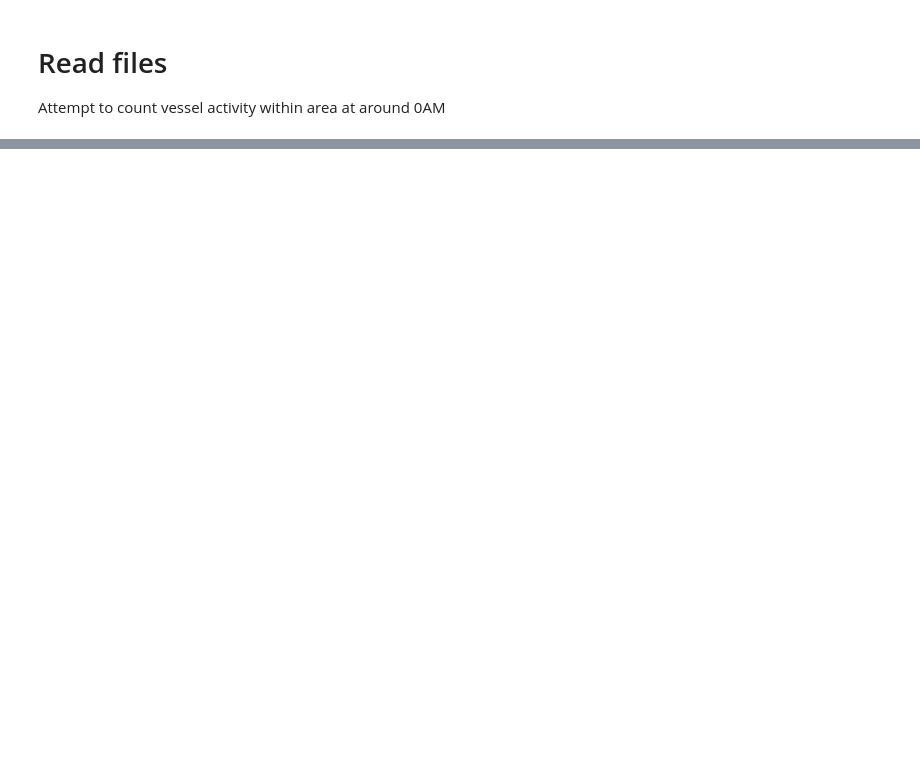
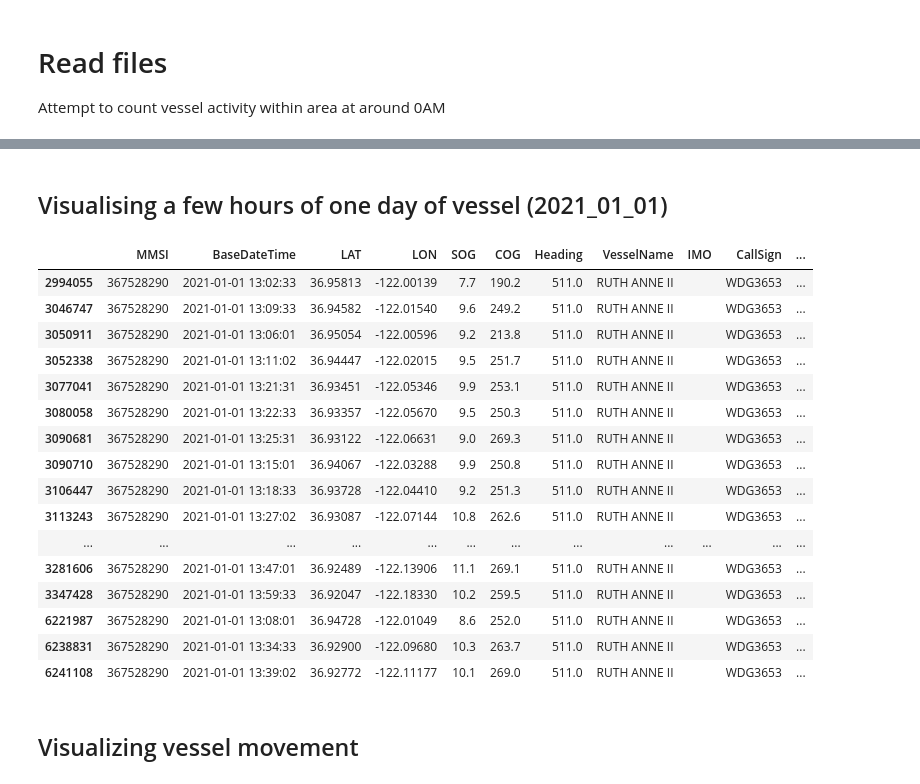
Before and after one commit to oceanhackweek/ohw23-proj-pamproject, a Jupyter notebook: Vessels.ipynb, the cells around one changed output, grey strips where cells are left out. Cells and saved outputs as stored; diff of their text form; code cells hidden in the pictures; blank space fills up the shorter version.

```diff
--- a/Vessels.ipynb
+++ b/Vessels.ipynb
@@ -194,0 +193,2 @@ with open('data/vessel/vessels_count.pickle', 'wb') as f:
+# %% [markdown]
+## Visualising a few hours of one day of vessel (2021_01_01)
@@ -194,0 +204,22 @@ with open('data/vessel/vessels_count.pickle', 'wb') as f:
+# %%
+res
+# %% [output]
+|  | MMSI | BaseDateTime | LAT | LON | SOG | COG | Heading | VesselName | IMO | CallSign | ... |
+| 2994055 | 367528290 | 2021-01-01 13:02:33 | 36.95813 | -122.00139 | 7.7 | 190.2 | 511.0 | RUTH ANNE II |  | WDG3653 | ... |
+| 3046747 | 367528290 | 2021-01-01 13:09:33 | 36.94582 | -122.01540 | 9.6 | 249.2 | 511.0 | RUTH ANNE II |  | WDG3653 | ... |
+| 3050911 | 367528290 | 2021-01-01 13:06:01 | 36.95054 | -122.00596 | 9.2 | 213.8 | 511.0 | RUTH ANNE II |  | WDG3653 | ... |
+| 3052338 | 367528290 | 2021-01-01 13:11:02 | 36.94447 | -122.02015 | 9.5 | 251.7 | 511.0 | RUTH ANNE II |  | WDG3653 | ... |
+| 3077041 | 367528290 | 2021-01-01 13:21:31 | 36.93451 | -122.05346 | 9.9 | 253.1 | 511.0 | RUTH ANNE II |  | WDG3653 | ... |
+| 3080058 | 367528290 | 2021-01-01 13:22:33 | 36.93357 | -122.05670 | 9.5 | 250.3 | 511.0 | RUTH ANNE II |  | WDG3653 | ... |
+| 3090681 | 367528290 | 2021-01-01 13:25:31 | 36.93122 | -122.06631 | 9.0 | 269.3 | 511.0 | RUTH ANNE II |  | WDG3653 | ... |
+| 3090710 | 367528290 | 2021-01-01 13:15:01 | 36.94067 | -122.03288 | 9.9 | 250.8 | 511.0 | RUTH ANNE II |  | WDG3653 | ... |
+| 3106447 | 367528290 | 2021-01-01 13:18:33 | 36.93728 | -122.04410 | 9.2 | 251.3 | 511.0 | RUTH ANNE II |  | WDG3653 | ... |
+| 3113243 | 367528290 | 2021-01-01 13:27:02 | 36.93087 | -122.07144 | 10.8 | 262.6 | 511.0 | RUTH ANNE II |  | WDG3653 | ... |
+| ... | ... | ... | ... | ... | ... | ... | ... | ... | ... | ... | ... |
+| 3281606 | 367528290 | 2021-01-01 13:47:01 | 36.92489 | -122.13906 | 11.1 | 269.1 | 511.0 | RUTH ANNE II |  | WDG3653 | ... |
+| 3347428 | 367528290 | 2021-01-01 13:59:33 | 36.92047 | -122.18330 | 10.2 | 259.5 | 511.0 | RUTH ANNE II |  | WDG3653 | ... |
+| 6221987 | 367528290 | 2021-01-01 13:08:01 | 36.94728 | -122.01049 | 8.6 | 252.0 | 511.0 | RUTH ANNE II |  | WDG3653 | ... |
+| 6238831 | 367528290 | 2021-01-01 13:34:33 | 36.92900 | -122.09680 | 10.3 | 263.7 | 511.0 | RUTH ANNE II |  | WDG3653 | ... |
+| 6241108 | 367528290 | 2021-01-01 13:39:02 | 36.92772 | -122.11177 | 10.1 | 269.0 | 511.0 | RUTH ANNE II |  | WDG3653 | ... |
+# %% [markdown]
+## Visualizing vessel movement
```
Also changed, not shown: parts of 35 cells of this notebook, 6 other files.
